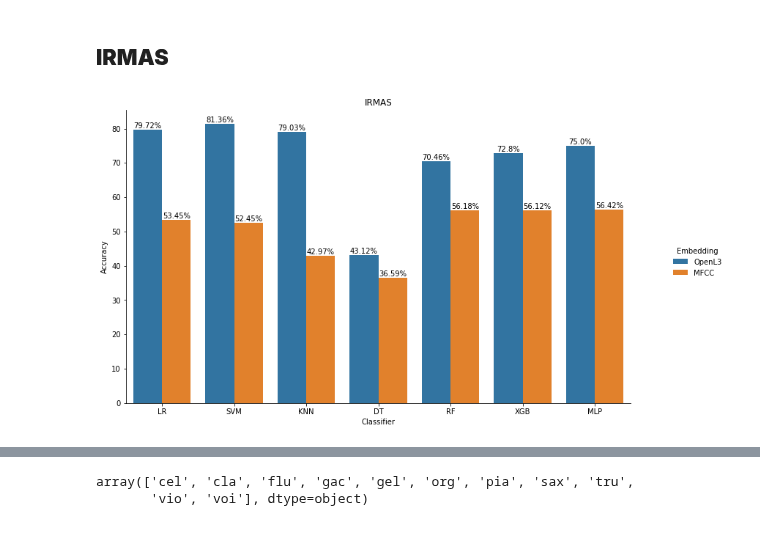
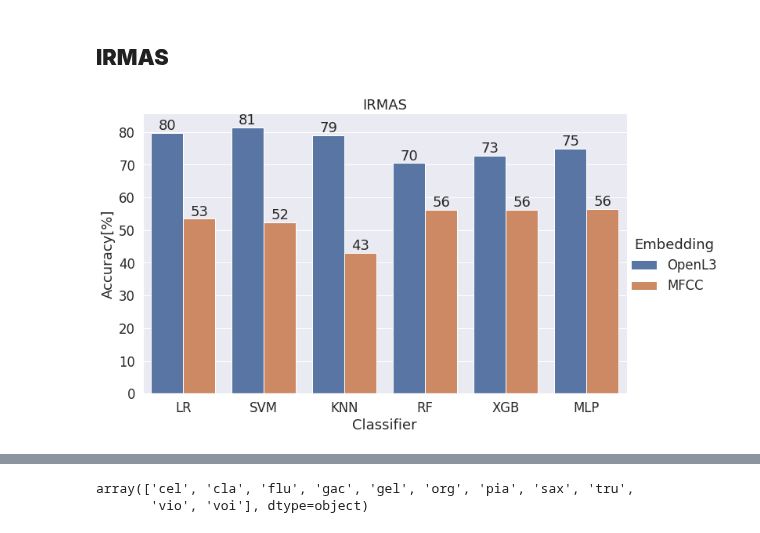
Before and after one commit to pszachew/Music-Genre-Classification, a Jupyter notebook: summary.ipynb, the cells around one changed output, grey strips where cells are left out. Cells and saved outputs as stored; diff of their text form; code cells hidden in the pictures.

```diff
--- a/summary.ipynb
+++ b/summary.ipynb
@@ -121,12 +140,12 @@ GTZAN_concat['Accuracy'] = GTZAN_concat['Accuracy']*100
 GTZAN_concat['std'] = GTZAN_concat['std']*100
 # %%
-g = sns.catplot(x="Classifier", y="Accuracy", data=GTZAN_concat, kind="bar", hue="Embedding")
+g = sns.catplot(x="Classifier", y="Accuracy[%]", data=GTZAN_concat, kind="bar", hue="Embedding")
 g.fig.set_size_inches(13, 8)
 g.fig.subplots_adjust(top=0.81, right=0.86)
 plt.title("GTZAN MUSIC SPEECH")
 ax = g.facet_axis(0,0)
 for c in ax.containers:
-    labels = [f"{round((v.get_height()),2)}%" for v in c]
+    labels = [f"{int(round((v.get_height()),0))}" for v in c]
     ax.bar_label(c, labels=labels, label_type='edge')
 plt.show()
 # %% [output]
@@ -134,33 +153,39 @@ plt.show()
 # %% [markdown]
 ## **IRMAS**
 # %%
-IRMAS_L3 = {"Classifier":["LR", "SVM", "KNN", "DT", "RF", "XGB", "MLP"],
-         "Accuracy":[0.7971692951042106, 0.8135749716395667, 0.7903002869408546, 0.4311688947216229, 0.7045514602842716, 0.7279689481059679, 0.75],
-         "std":[0.020242073462086542, 0.012786916806402805, 0.018851318524405497, 0.029891027440183838, 0.016188320158757125, 0.017350865615784295,0.0]}
+#IRMAS_L3 = {"Classifier":["LR", "SVM", "KNN", "DT", "RF", "XGB", "MLP"],
+ #        "Accuracy":[0.7971692951042106, 0.8135749716395667, 0.7903002869408546, 0.4311688947216229, 0.7045514602842716, 0.7279689481059679, 0.75],
+  #       "std":[0.020242073462086542, 0.012786916806402805, 0.018851318524405497, 0.029891027440183838, 0.016188320158757125, 0.017350865615784295,0.0]}
+IRMAS_L3 = {"Classifier":["LR", "SVM", "KNN", "RF", "XGB", "MLP"],
+         "Accuracy":[0.7971692951042106, 0.8135749716395667, 0.7903002869408546,  0.7045514602842716, 0.7279689481059679, 0.75],
+         "std":[0.020242073462086542, 0.012786916806402805, 0.018851318524405497,  0.016188320158757125, 0.017350865615784295,0.0]}
 # %%
-IRMAS_MFCC = {"Classifier":["LR", "KNN", "SVM", "DT", "RF", "XGB", "MLP"],
-         "Accuracy":[0.5345243232422093, 0.42968614453811416, 0.5245303289810264, 0.3658527036946415, 0.5618250772960829, 0.5612273950663969, 0.564179104477612],
-         "std":[0.018171753840827427, 0.015328924847830725, 0.02519322800891604, 0.018932611005871073, 0.01998734616047639, 0.023249671776130538, 0.0]}
+#IRMAS_MFCC = {"Classifier":["LR", "KNN", "SVM", "DT", "RF", "XGB", "MLP"],
+ #        "Accuracy":[0.5345243232422093, 0.42968614453811416, 0.5245303289810264, 0.3658527036946415, 0.5618250772960829, 0.5612273950663969, 0.564179104477612],
+  #       "std":[0.018171753840827427, 0.015328924847830725, 0.02519322800891604, 0.018932611005871073, 0.01998734616047639, 0.023249671776130538, 0.0]}
+IRMAS_MFCC = {"Classifier":["LR", "KNN", "SVM", "RF", "XGB", "MLP"],
+         "Accuracy":[0.5345243232422093, 0.42968614453811416, 0.5245303289810264,  0.5618250772960829, 0.5612273950663969, 0.564179104477612],
+         "std":[0.018171753840827427, 0.015328924847830725, 0.02519322800891604,  0.01998734616047639, 0.023249671776130538, 0.0]}
 # %%
 IRMAS_L3 = pd.DataFrame(IRMAS_L3)
 IRMAS_L3["Embedding"] = "OpenL3"
 IRMAS_MFCC = pd.DataFrame(IRMAS_MFCC)
 IRMAS_MFCC["Embedding"] = "MFCC"
 IRMAS_concat = pd.concat([IRMAS_L3, IRMAS_MFCC], axis=0)
-IRMAS_concat['Accuracy'] = IRMAS_concat['Accuracy']*100
+IRMAS_concat['Accuracy[%]'] = IRMAS_concat['Accuracy']*100
 IRMAS_concat['std'] = IRMAS_concat['std']*100
 # %%
-g = sns.catplot(x="Classifier", y="Accuracy", data=IRMAS_concat, kind="bar", hue="Embedding")
+g = sns.catplot(x="Classifier", y="Accuracy[%]", data=IRMAS_concat, kind="bar", hue="Embedding")
 g.fig.set_size_inches(13, 8)
 g.fig.subplots_adjust(top=0.81, right=0.86)
 plt.title("IRMAS")
 ax = g.facet_axis(0,0)
 for c in ax.containers:
-    labels = [f"{round((v.get_height()),2)}%" for v in c]
+    labels = [f"{int(round((v.get_height()),0))}" for v in c]
     ax.bar_label(c, labels=labels, label_type='edge')
 plt.show()
 # %% [output]
-[figure, old version]
+[figure, new version]
 # %%
 X = pd.read_csv('/content/gdrive/MyDrive/csv_data/IRMAS_embedded.csv',header=None)
 # %%
```
Also changed, not shown: parts of 24 cells of this notebook.
